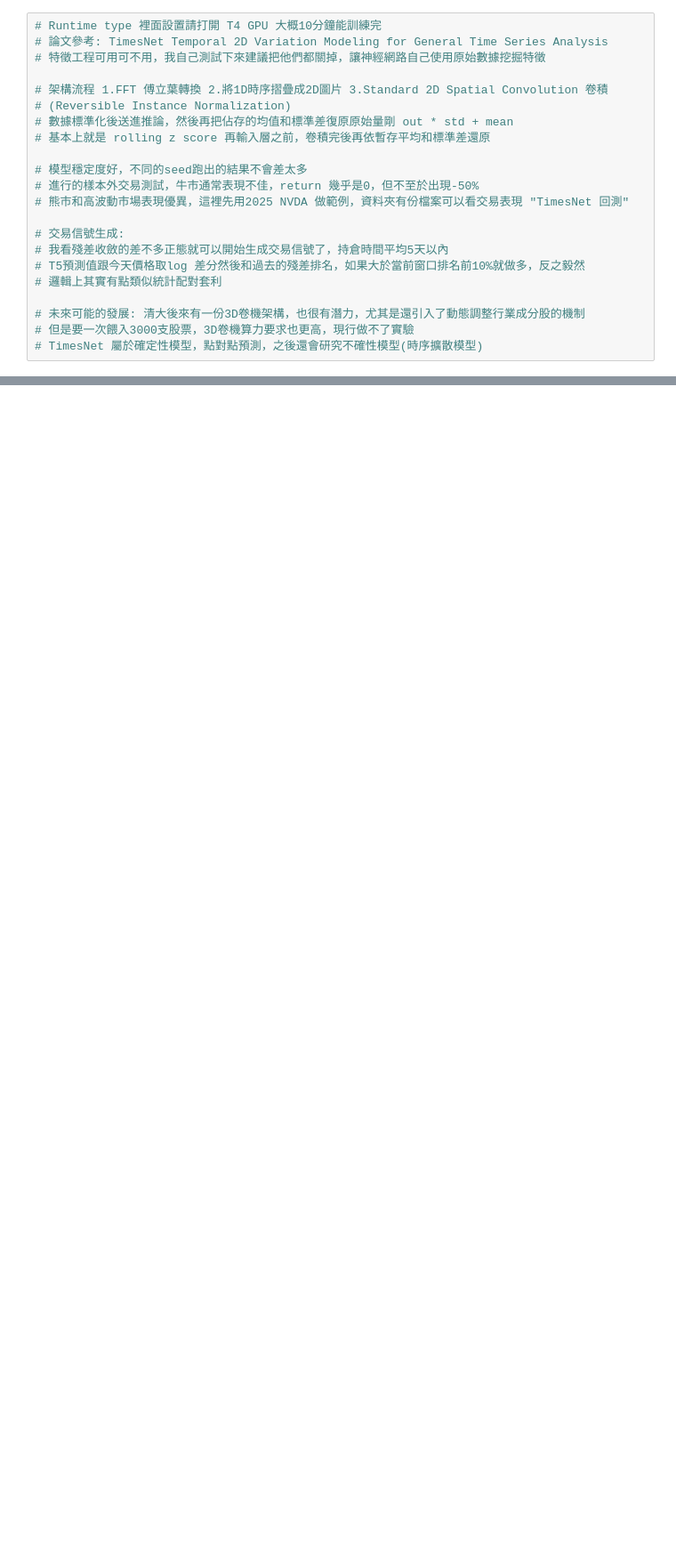
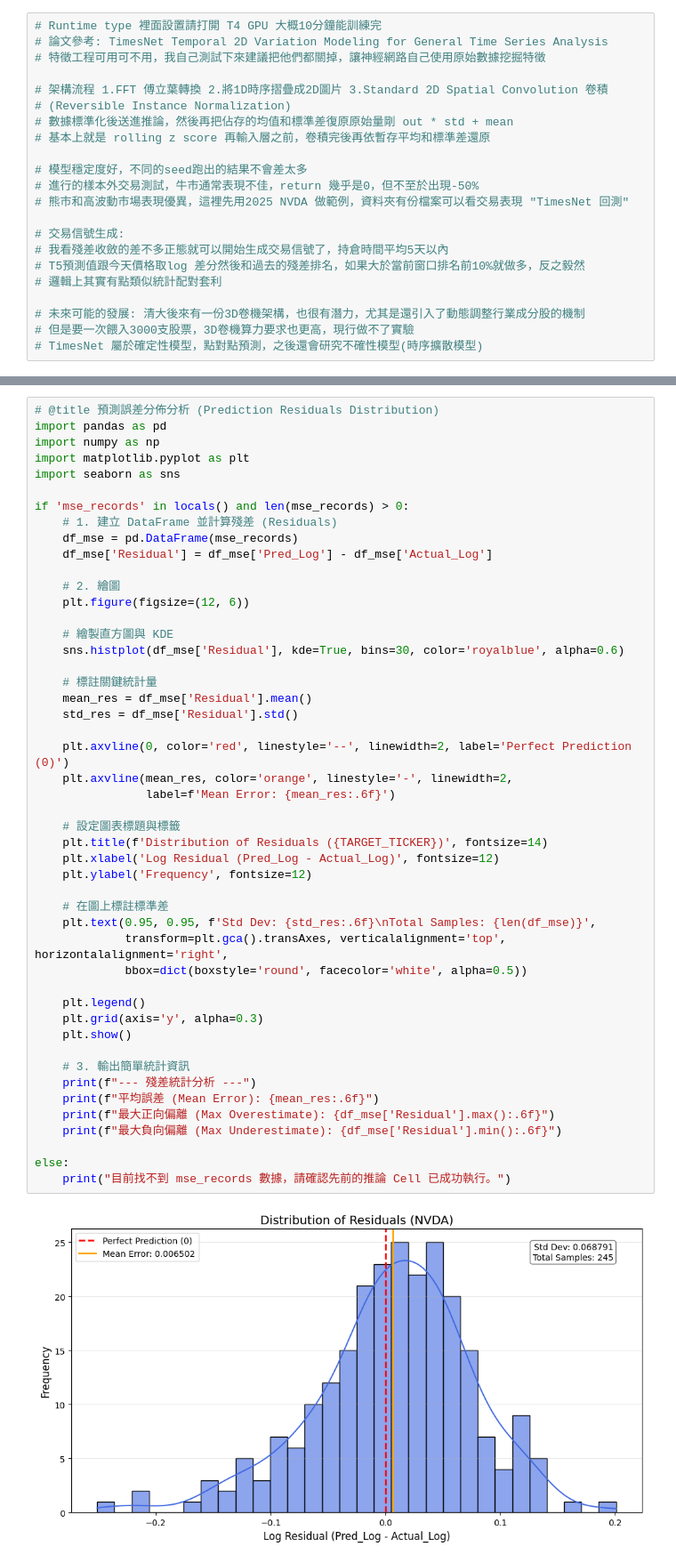
Before and after one commit to Y-o-o-Y/TimesNet-2D-CNN, a Jupyter notebook: TimesNet_2D_CNN.ipynb, the cells around one changed output, grey strips where cells are left out. Shown at 89% size. Drawn from its saved outputs; the diff is of its cells as text; blank space fills up the shorter version.

```diff
--- a/TimesNet_2D_CNN.ipynb
+++ b/TimesNet_2D_CNN.ipynb
@@ -884,3 +877,53 @@ PFI 基準 MSE: 0.003048
 [interactive output not drawn]
 [interactive output not drawn]
 [figure]
+# %%
+# @title 預測誤差分佈分析 (Prediction Residuals Distribution)
+import pandas as pd
+import numpy as np
+import matplotlib.pyplot as plt
+import seaborn as sns
+
+if 'mse_records' in locals() and len(mse_records) > 0:
+    # 1. 建立 DataFrame 並計算殘差 (Residuals)
+    df_mse = pd.DataFrame(mse_records)
+    df_mse['Residual'] = df_mse['Pred_Log'] - df_mse['Actual_Log']
+
+    # 2. 繪圖
+    plt.figure(figsize=(12, 6))
+
+    # 繪製直方圖與 KDE
+    sns.histplot(df_mse['Residual'], kde=True, bins=30, color='royalblue', alpha=0.6)
+
+    # 標註關鍵統計量
+    mean_res = df_mse['Residual'].mean()
+    std_res = df_mse['Residual'].std()
+
+    plt.axvline(0, color='red', linestyle='--', linewidth=2, label='Perfect Prediction (0)')
+    plt.axvline(mean_res, color='orange', linestyle='-', linewidth=2,
+                label=f'Mean Error: {mean_res:.6f}')
+
+    # 設定圖表標題與標籤
+    plt.title(f'Distribution of Residuals ({TARGET_TICKER})', fontsize=14)
+    plt.xlabel('Log Residual (Pred_Log - Actual_Log)', fontsize=12)
+    plt.ylabel('Frequency', fontsize=12)
+
+    # 在圖上標註標準差
+    plt.text(0.95, 0.95, f'Std Dev: {std_res:.6f}\nTotal Samples: {len(df_mse)}',
+             transform=plt.gca().transAxes, verticalalignment='top', horizontalalignment='right',
+             bbox=dict(boxstyle='round', facecolor='white', alpha=0.5))
+
+    plt.legend()
+    plt.grid(axis='y', alpha=0.3)
+    plt.show()
+
+    # 3. 輸出簡單統計資訊
+    print(f"--- 殘差統計分析 ---")
+    print(f"平均誤差 (Mean Error): {mean_res:.6f}")
+    print(f"最大正向偏離 (Max Overestimate): {df_mse['Residual'].max():.6f}")
+    print(f"最大負向偏離 (Max Underestimate): {df_mse['Residual'].min():.6f}")
+
+else:
+    print("目前找不到 mse_records 數據，請確認先前的推論 Cell 已成功執行。")
+# %% [output]
+[figure, added]
```
Also changed, not shown: parts of 2 cells of this notebook.
